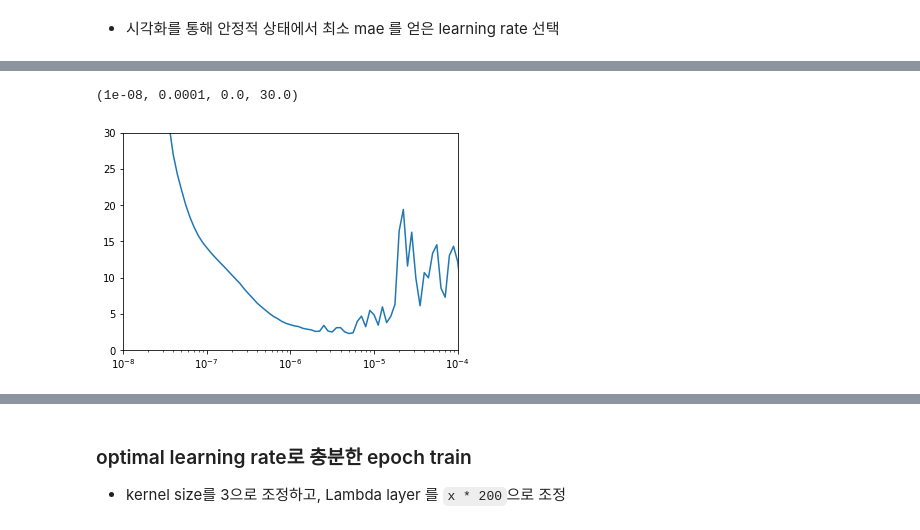
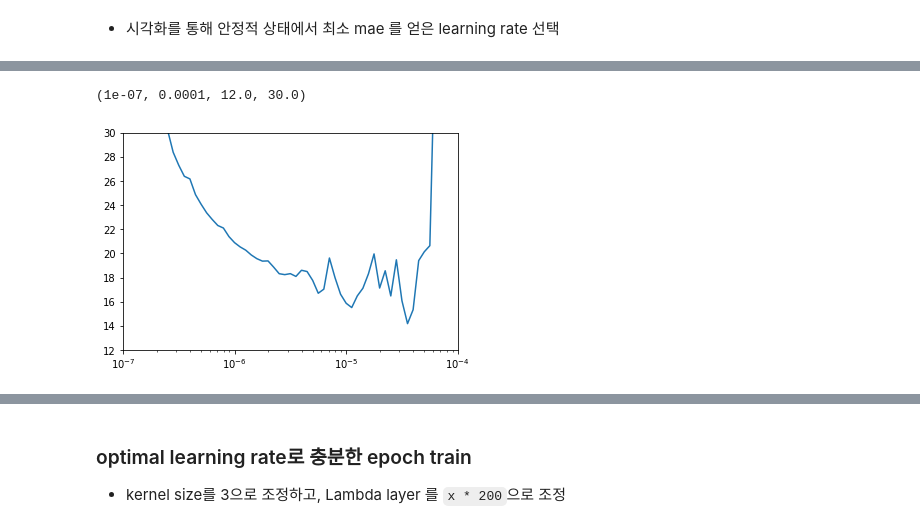
Before and after one commit to ironmanciti/Time_Series_Lecture, a Jupyter notebook: 080_Conv1D_input_shape.ipynb, the cells around one changed output, grey strips where cells are left out. Cells and saved outputs as stored; diff of their text form; code cells hidden in the pictures.

```diff
--- a/080_Conv1D_input_shape.ipynb
+++ b/080_Conv1D_input_shape.ipynb
@@ -50,6 +42,5 @@ batch_size = 32
 # %%
 def windowed_dataset(series, window_size, batch_size, shuffle_buffer):
-    series = tf.expand_dims(series, axis=-1)     # for conv1d
     ds = tf.data.Dataset.from_tensor_slices(series)
     ds = ds.window(window_size + 1, shift=1, drop_remainder=True)
     ds = ds.flat_map(lambda w: w.batch(window_size + 1))
@@ -71,0 +64,10 @@ def model_forecast(model, series, window_size):
+# %%
+split_time = 450
+
+time_train = time[:split_time]
+time_test = time[split_time:]
+
+X_train = time_series[:split_time]
+X_test  = time_series[split_time:]
+
+len(time_train), len(time_test), len(X_train), len(X_test)
@@ -72,8 +76,9 @@ def model_forecast(model, series, window_size):
 # %%
 window_size = 30
+batch_size = 16
 shuffle_buffer_size = 1000
 
-train_set = windowed_dataset(x_train, window_size,
-                    batch_size, shuffle_buffer_size)
-train_set
+train_ds = windowed_dataset(X_train, window_size,
+                             batch_size, shuffle_buffer_size)
+train_ds
 # %% [output]
@@ -126,5 +131,5 @@ model.compile(loss=tf.keras.losses.Huber(),
               optimizer=optimizer,
               metrics=["mae"])
 
-history = model.fit(train_set, epochs=100, verbose=0, callbacks=[lr_schedule])
+history = model.fit(train_ds, epochs=100, verbose=1, callbacks=[lr_schedule])
 # %% [output]
@@ -135,9 +160,9 @@ Wall time: 1min
 # %%
 plt.semilogx(history.history["lr"], history.history["loss"])
-plt.axis([1e-8, 1e-4, 0, 30])
+plt.axis([1e-7, 1e-4, 12, 30])
 # %% [output]
-(1e-08, 0.0001, 0.0, 30.0)
+(1e-07, 0.0001, 12.0, 30.0)
-[figure, old version]
+[figure, new version]
 # %%
 idx = list(np.array(history.history["loss"]) == np.min(history.history["loss"]))
 # %%
```
Also changed, not shown: parts of 27 cells of this notebook, 33 other files.
